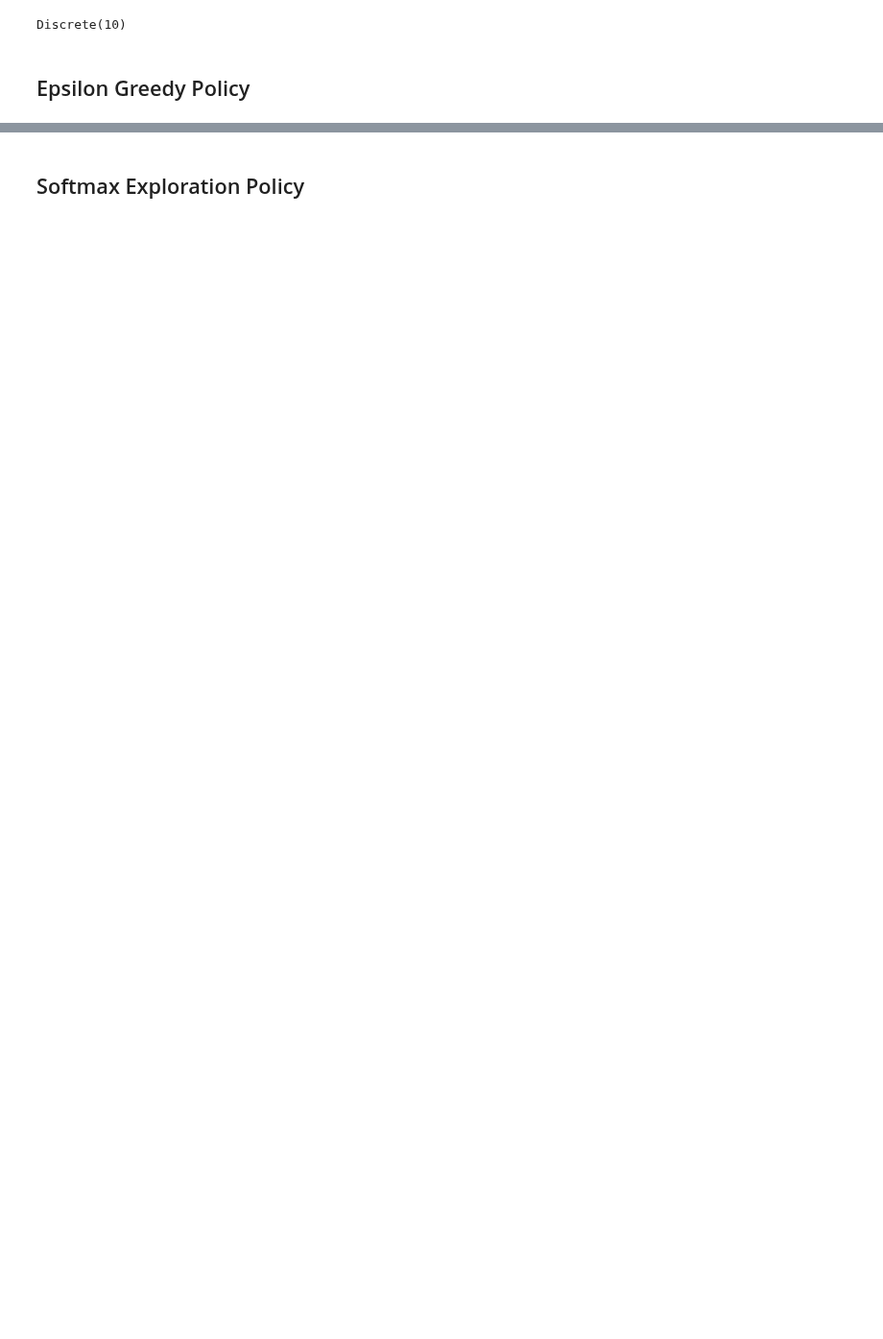
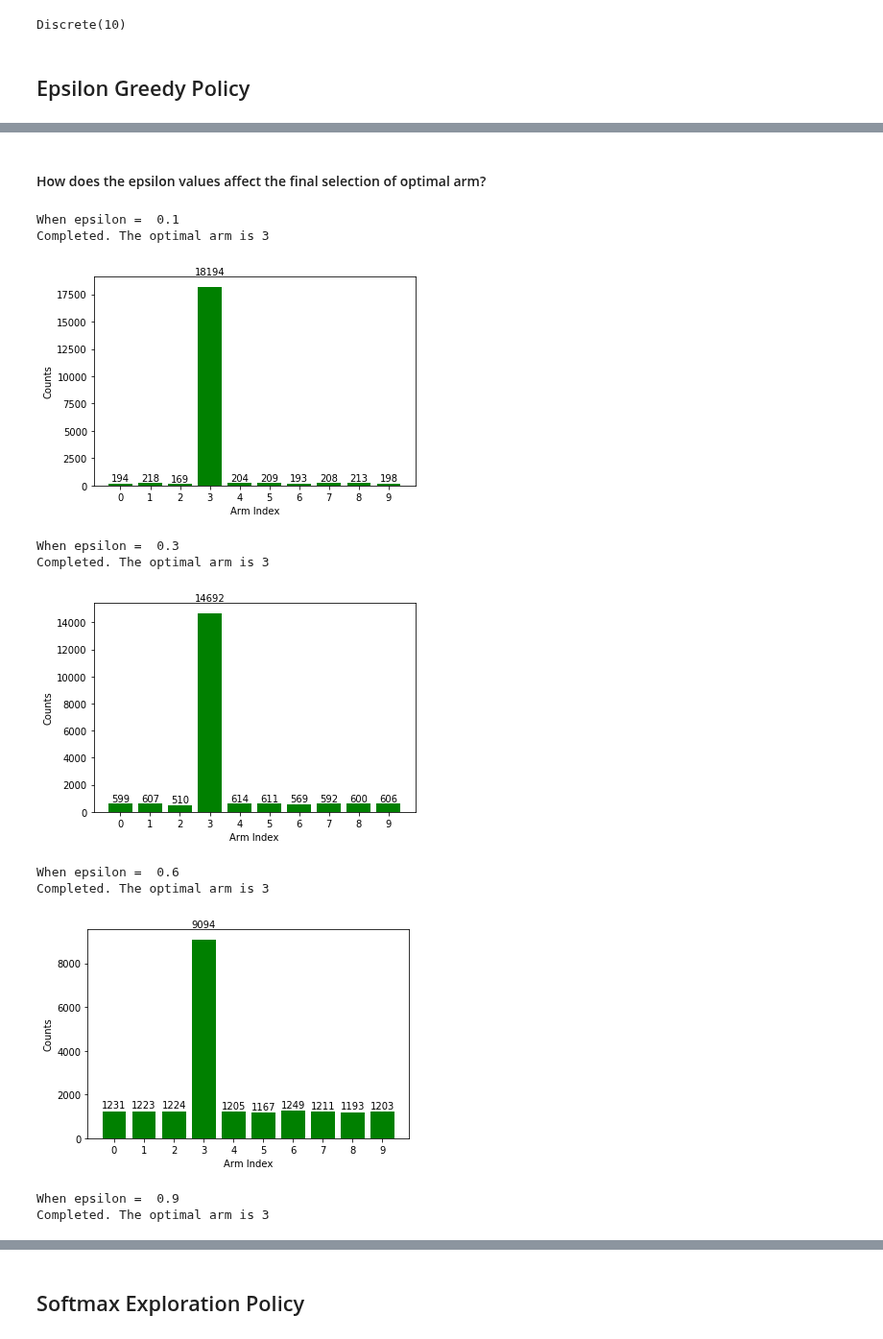
Before and after one commit to EeYeoKeat/Reinforcement-Learning, a Jupyter notebook: Multi-Armed_Bandit/Multi-Armed_Bandit_algorithms.ipynb, the cells around one changed output, grey strips where cells are left out. Shown at 96% size. Saved outputs shown, nothing was run; the diff lists cells and outputs as text; code cells hidden in the pictures; blank space fills up the shorter version.

```diff
--- a/Multi-Armed_Bandit/Multi-Armed_Bandit_algorithms.ipynb
+++ b/Multi-Armed_Bandit/Multi-Armed_Bandit_algorithms.ipynb
@@ -111,0 +148,22 @@ epsilon_greedy_policy.plot_arm_count(epsilon_greedy_policy.count)
+# %% [markdown]
+#### How does the epsilon values affect the final selection of optimal arm?
+# %%
+epsilon_values = [0.1, 0.3, 0.6, 0.9]
+for ep in epsilon_values:
+    print('When epsilon = ', ep)
+    epsilon_greedy_policy = EpsilonGreedyPolicy()
+    epsilon_greedy_policy.pull_arm(num_epochs, ep)
+    arm_count = epsilon_greedy_policy.check_arm_count()
+    plot_arm_count(arm_count)
+# %% [output]
+When epsilon =  0.1
+Completed. The optimal arm is 3
+[figure, added]
+When epsilon =  0.3
+Completed. The optimal arm is 3
+[figure, added]
+When epsilon =  0.6
+Completed. The optimal arm is 3
+[figure, added]
+When epsilon =  0.9
+Completed. The optimal arm is 3
```
Also changed, not shown: parts of 11 cells of this notebook.
